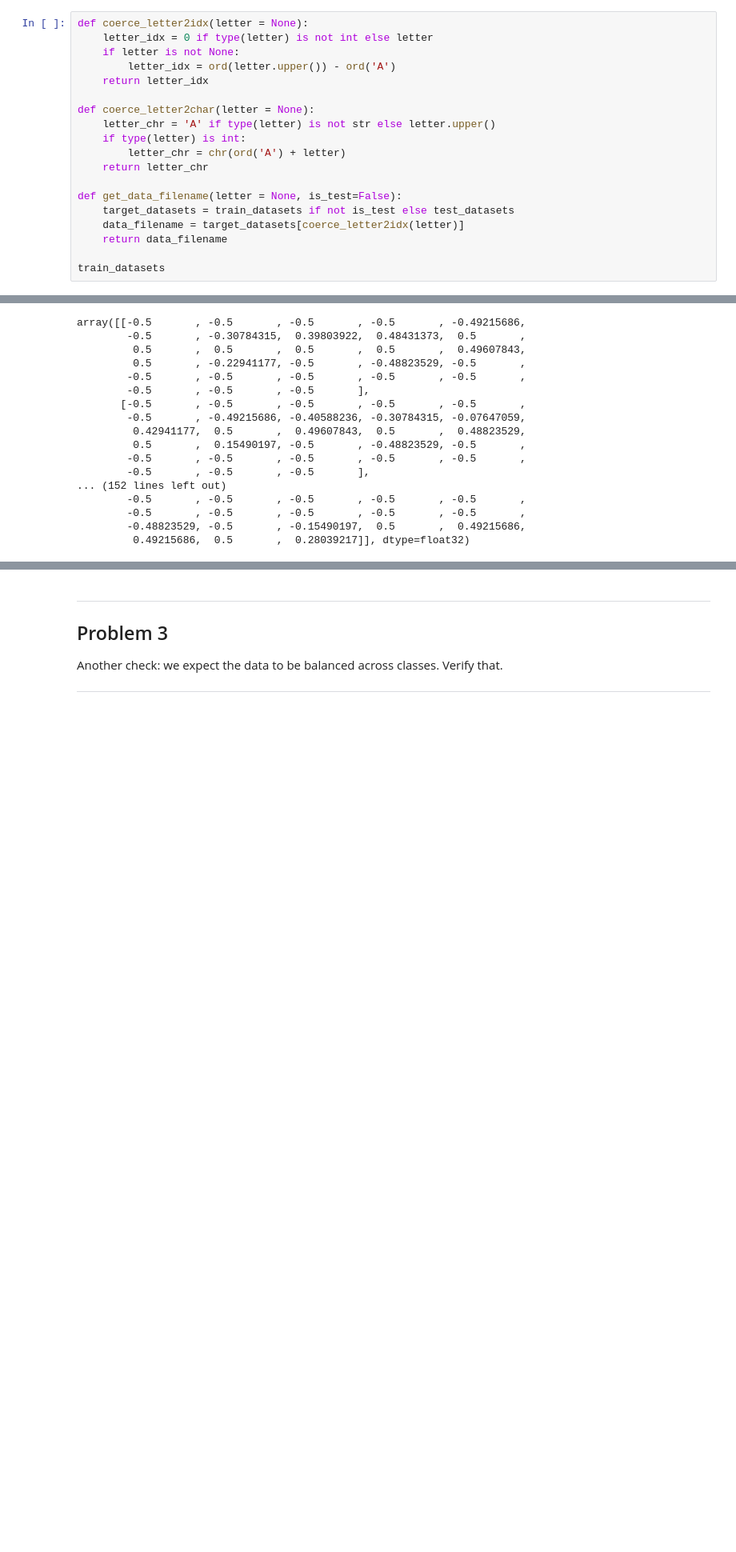
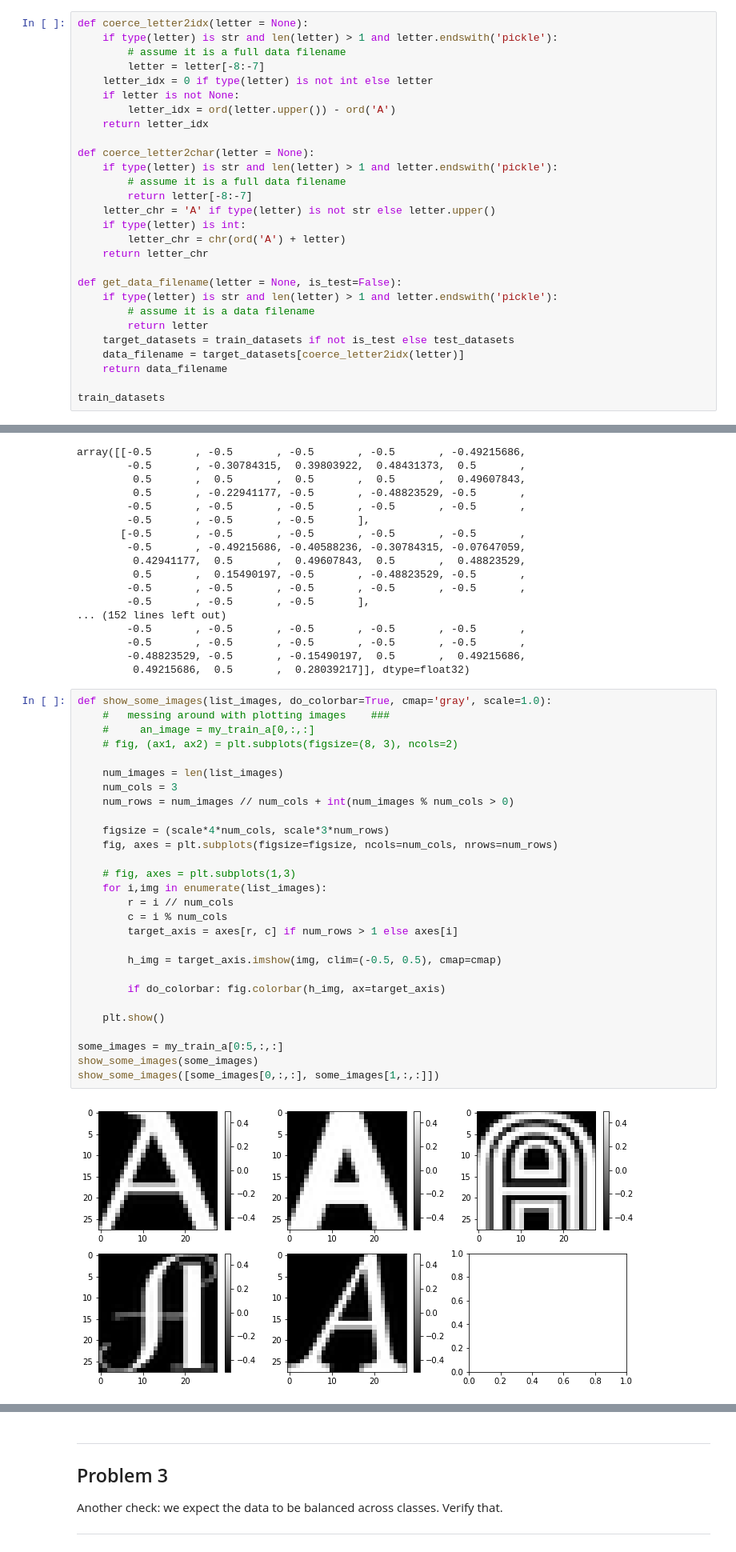
Before and after one commit to Lopako/deep_learn_udacity, a Jupyter notebook: notebooks/1_notmnist-R1.ipynb, the cells around one changed output, grey strips where cells are left out. Shown at 80% size. Saved outputs shown, nothing was run; the diff lists cells and outputs as text; blank space fills up the shorter version.

```diff
--- a/notebooks/1_notmnist-R1.ipynb
+++ b/notebooks/1_notmnist-R1.ipynb
@@ -217,18 +217,27 @@ Let's verify that the data still looks good. Displaying a sample of the labels a
 ---
 # %%
 def coerce_letter2idx(letter = None):
+    if type(letter) is str and len(letter) > 1 and letter.endswith('pickle'):
+        # assume it is a full data filename
+        letter = letter[-8:-7]
     letter_idx = 0 if type(letter) is not int else letter
     if letter is not None:
         letter_idx = ord(letter.upper()) - ord('A')
     return letter_idx
 
 def coerce_letter2char(letter = None):
+    if type(letter) is str and len(letter) > 1 and letter.endswith('pickle'):
+        # assume it is a full data filename
+        return letter[-8:-7]
     letter_chr = 'A' if type(letter) is not str else letter.upper()
     if type(letter) is int:
         letter_chr = chr(ord('A') + letter)
     return letter_chr
 
 def get_data_filename(letter = None, is_test=False):
+    if type(letter) is str and len(letter) > 1 and letter.endswith('pickle'):
+        # assume it is a data filename
+        return letter
     target_datasets = train_datasets if not is_test else test_datasets
     data_filename = target_datasets[coerce_letter2idx(letter)]
     return data_filename
@@ -330,3 +339,33 @@ array([[-0.5       , -0.5       , -0.5       , -0.5       , -0.49215686,
         -0.5       , -0.5       , -0.5       , -0.5       , -0.5       ,
         -0.48823529, -0.5       , -0.15490197,  0.5       ,  0.49215686,
          0.49215686,  0.5       ,  0.28039217]], dtype=float32)
+# %%
+def show_some_images(list_images, do_colorbar=True, cmap='gray', scale=1.0):
+    #   messing around with plotting images    ###
+    #     an_image = my_train_a[0,:,:]
+    # fig, (ax1, ax2) = plt.subplots(figsize=(8, 3), ncols=2)
+
+    num_images = len(list_images)
+    num_cols = 3
+    num_rows = num_images // num_cols + int(num_images % num_cols > 0)
+
+    figsize = (scale*4*num_cols, scale*3*num_rows)
+    fig, axes = plt.subplots(figsize=figsize, ncols=num_cols, nrows=num_rows)
+
+    # fig, axes = plt.subplots(1,3)
+    for i,img in enumerate(list_images):
+        r = i // num_cols
+        c = i % num_cols
+        target_axis = axes[r, c] if num_rows > 1 else axes[i]
+
+        h_img = target_axis.imshow(img, clim=(-0.5, 0.5), cmap=cmap)
+
+        if do_colorbar: fig.colorbar(h_img, ax=target_axis)
+
+    plt.show()
+
+some_images = my_train_a[0:5,:,:]
+show_some_images(some_images)
+show_some_images([some_images[0,:,:], some_images[1,:,:]])
+# %% [output]
+[figure, added]
```
Also changed, not shown: parts of 8 cells of this notebook.
